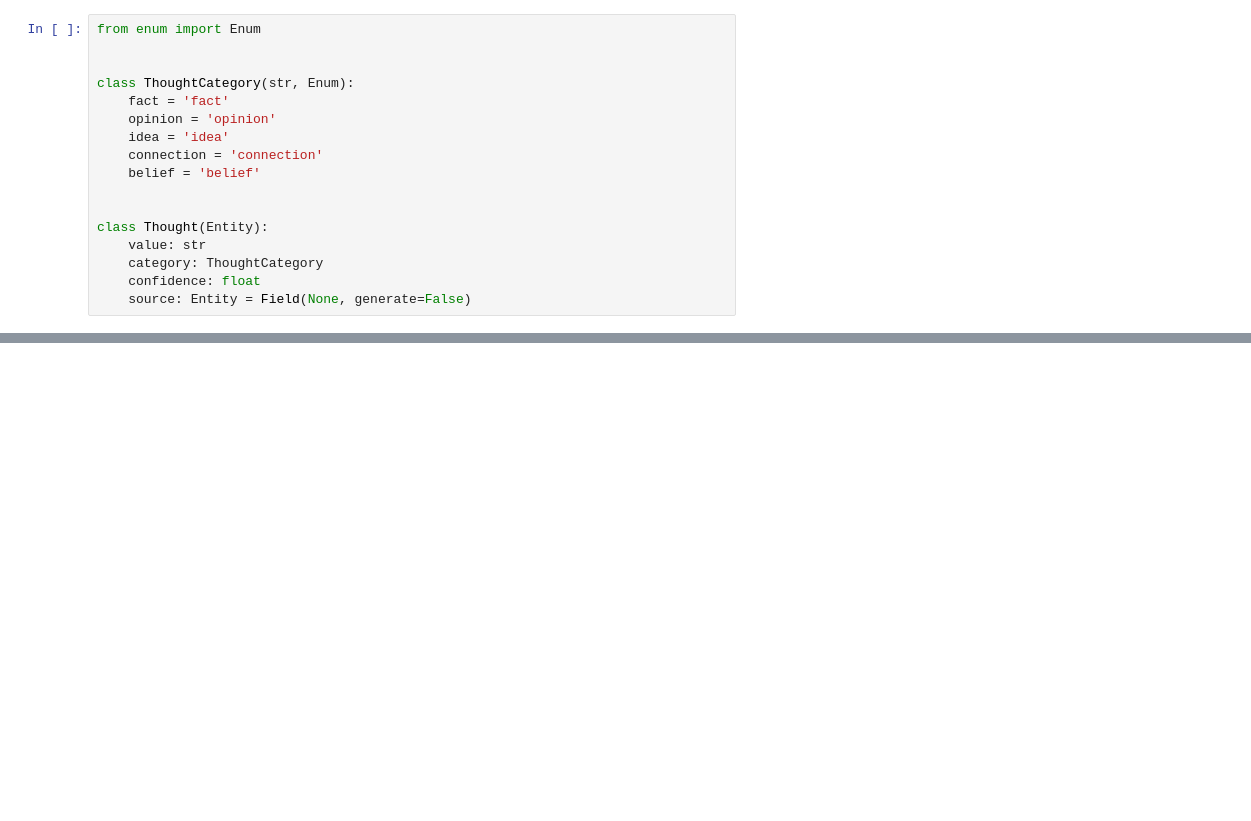
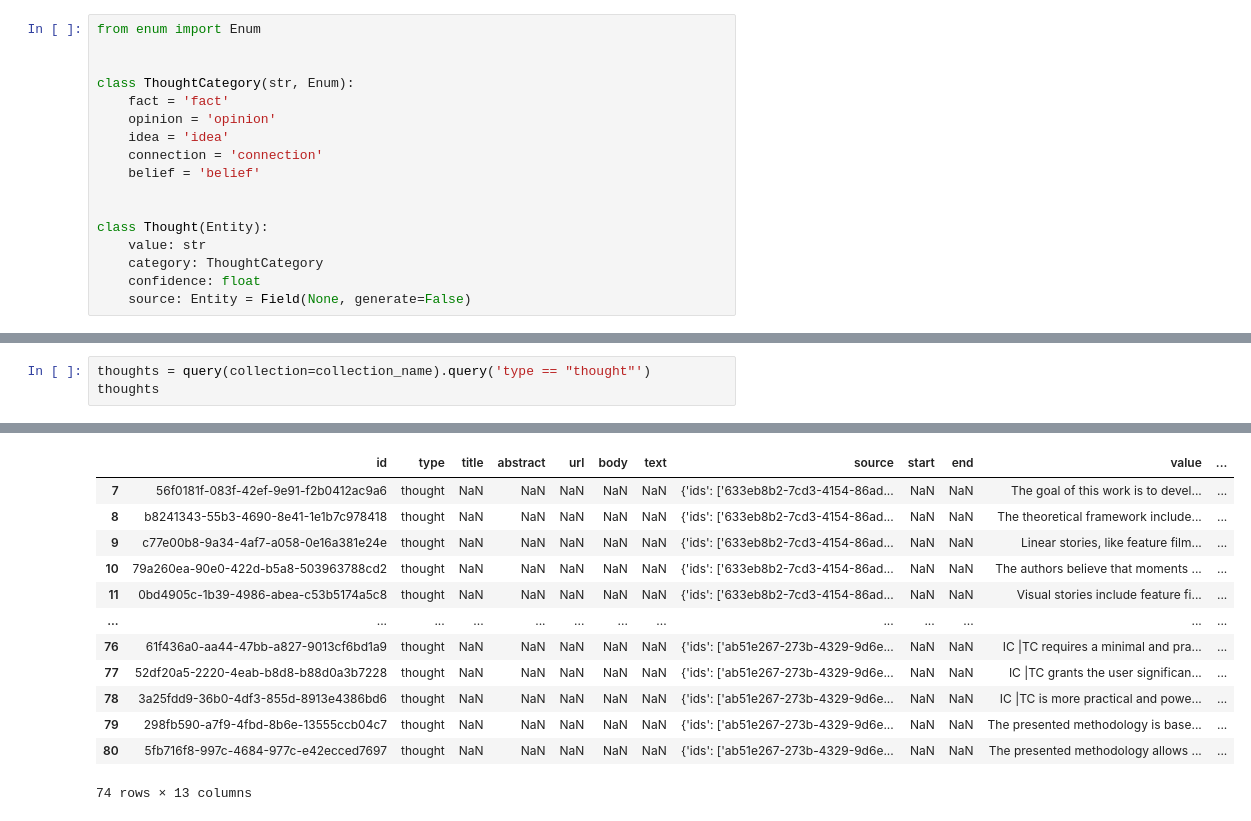
Before and after one commit to layterz/promptx, a Jupyter notebook: examples/arxiv-reader/arxiv-reader.ipynb, the cells around one changed output, grey strips where cells are left out. Drawn from its saved outputs; the diff is of its cells as text; blank space fills up the shorter version.

```diff
--- a/examples/arxiv-reader/arxiv-reader.ipynb
+++ b/examples/arxiv-reader/arxiv-reader.ipynb
@@ -187,0 +282,4 @@ class Thought(Entity):
+# %%
+thoughts = query(collection=collection_name).query('type == "thought"')
+thoughts
+# %% [output]
@@ -187,0 +287,13 @@ class Thought(Entity):
+|  | id | type | title | abstract | url | body | text | source | start | end | value | ... |
+| 7 | 56f0181f-083f-42ef-9e91-f2b0412ac9a6 | thought | NaN | NaN | NaN | NaN | NaN | {'ids': ['633eb8b2-7cd3-4154-86ad... | NaN | NaN | The goal of this work is to devel... | ... |
+| 8 | b8241343-55b3-4690-8e41-1e1b7c978418 | thought | NaN | NaN | NaN | NaN | NaN | {'ids': ['633eb8b2-7cd3-4154-86ad... | NaN | NaN | The theoretical framework include... | ... |
+| 9 | c77e00b8-9a34-4af7-a058-0e16a381e24e | thought | NaN | NaN | NaN | NaN | NaN | {'ids': ['633eb8b2-7cd3-4154-86ad... | NaN | NaN | Linear stories, like feature film... | ... |
+| 10 | 79a260ea-90e0-422d-b5a8-503963788cd2 | thought | NaN | NaN | NaN | NaN | NaN | {'ids': ['633eb8b2-7cd3-4154-86ad... | NaN | NaN | The authors believe that moments ... | ... |
+| 11 | 0bd4905c-1b39-4986-abea-c53b5174a5c8 | thought | NaN | NaN | NaN | NaN | NaN | {'ids': ['633eb8b2-7cd3-4154-86ad... | NaN | NaN | Visual stories include feature fi... | ... |
+| ... | ... | ... | ... | ... | ... | ... | ... | ... | ... | ... | ... | ... |
+| 76 | 61f436a0-aa44-47bb-a827-9013cf6bd1a9 | thought | NaN | NaN | NaN | NaN | NaN | {'ids': ['ab51e267-273b-4329-9d6e... | NaN | NaN | IC |TC requires a minimal and pra... | ... |
+| 77 | 52df20a5-2220-4eab-b8d8-b88d0a3b7228 | thought | NaN | NaN | NaN | NaN | NaN | {'ids': ['ab51e267-273b-4329-9d6e... | NaN | NaN | IC |TC grants the user significan... | ... |
+| 78 | 3a25fdd9-36b0-4df3-855d-8913e4386bd6 | thought | NaN | NaN | NaN | NaN | NaN | {'ids': ['ab51e267-273b-4329-9d6e... | NaN | NaN | IC |TC is more practical and powe... | ... |
+| 79 | 298fb590-a7f9-4fbd-8b6e-13555ccb04c7 | thought | NaN | NaN | NaN | NaN | NaN | {'ids': ['ab51e267-273b-4329-9d6e... | NaN | NaN | The presented methodology is base... | ... |
+| 80 | 5fb716f8-997c-4684-977c-e42ecced7697 | thought | NaN | NaN | NaN | NaN | NaN | {'ids': ['ab51e267-273b-4329-9d6e... | NaN | NaN | The presented methodology allows ... | ... |
+74 rows × 13 columns
```
Also changed, not shown: parts of 11 cells of this notebook, 2 other files.
